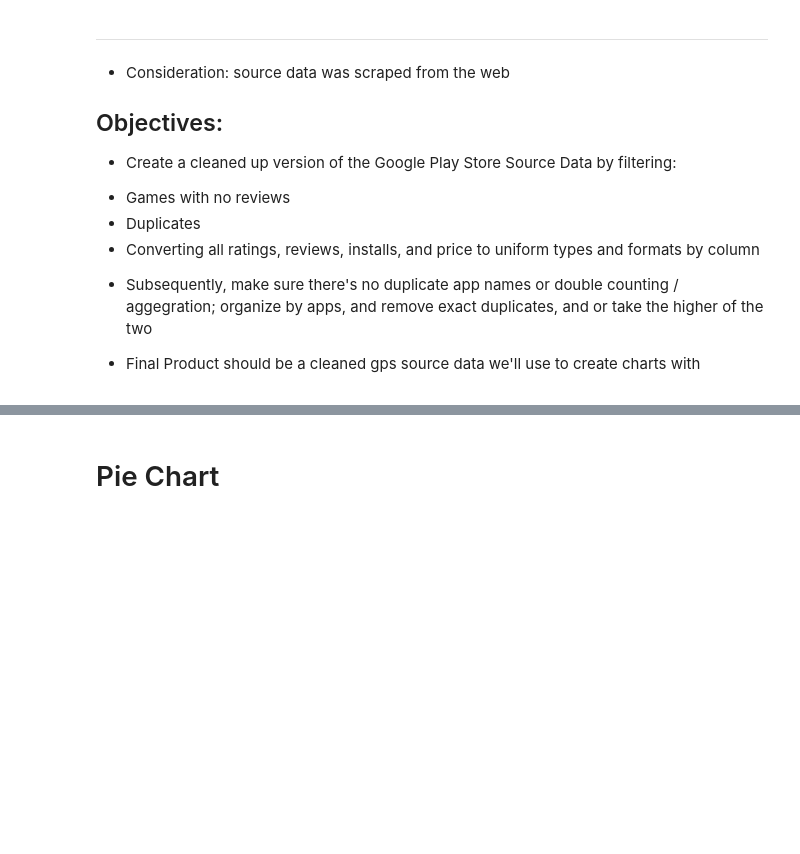
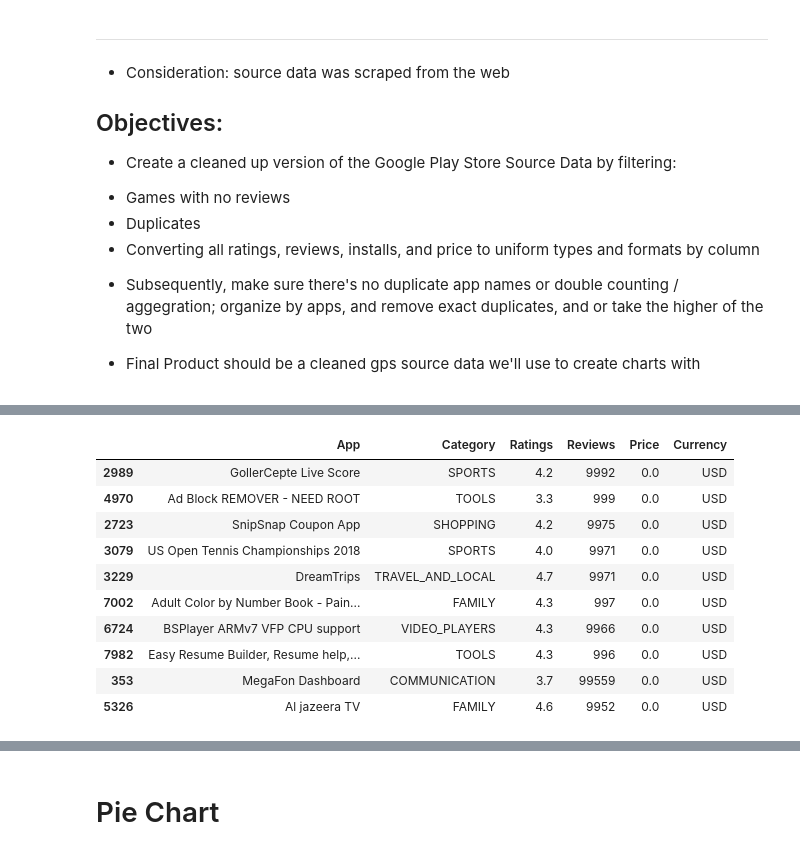
Before and after one commit to jhustles/twitterapi_app_store_ETL_analysis, a Jupyter notebook: Final_Google_PS_Code_DP.ipynb, the cells around one changed output, grey strips where cells are left out. Drawn from its saved outputs; the diff is of its cells as text; code cells hidden in the pictures; blank space fills up the shorter version.

```diff
--- a/Final_Google_PS_Code_DP.ipynb
+++ b/Final_Google_PS_Code_DP.ipynb
@@ -327,0 +88,3 @@ x_list
+# %%
+gps_sourcedata_df.rename(columns={'Rating': 'Ratings'}, inplace=True)
+gps_sourcedata_df.head()
@@ -327,0 +127,14 @@ x_list
+# %%
+# Cleaning Data:
+
+# Remove commas in betwen numbers in Reviews, and convert to int64
+gps_sourcedata_df['Reviews'] = [x.replace(",","") for x in gps_sourcedata_df['Reviews']]
+gps_sourcedata_df['Reviews'] = [x.replace("M","") for x in gps_sourcedata_df['Reviews']]
+gps_sourcedata_df['Reviews'] = [x.replace(".","") for x in gps_sourcedata_df['Reviews']]
+gps_sourcedata_df['Category'] = [x.replace("1.9","Productivity") for x in gps_sourcedata_df['Category']]
+
+# Remove $ in betwen numbers in Reviews, and convert to float64
+gps_sourcedata_df['Price'] = [x.replace("$","") for x in gps_sourcedata_df['Price']]
+gps_sourcedata_df['Price'] = [x.replace("Everyone","0") for x in gps_sourcedata_df['Price']]
+gps_sourcedata_df['Price'] = gps_sourcedata_df['Price'].astype(np.float64)
+gps_sourcedata_df.head()
@@ -327,0 +197,14 @@ x_list
+# %%
+gps_filterdata_df.head(10)
+# %% [output]
+|  | App | Category | Ratings | Reviews | Price | Currency |
+| 2989 | GollerCepte Live Score | SPORTS | 4.2 | 9992 | 0.0 | USD |
+| 4970 | Ad Block REMOVER - NEED ROOT | TOOLS | 3.3 | 999 | 0.0 | USD |
+| 2723 | SnipSnap Coupon App | SHOPPING | 4.2 | 9975 | 0.0 | USD |
+| 3079 | US Open Tennis Championships 2018 | SPORTS | 4.0 | 9971 | 0.0 | USD |
+| 3229 | DreamTrips | TRAVEL_AND_LOCAL | 4.7 | 9971 | 0.0 | USD |
+| 7002 | Adult Color by Number Book - Pain... | FAMILY | 4.3 | 997 | 0.0 | USD |
+| 6724 | BSPlayer ARMv7 VFP CPU support | VIDEO_PLAYERS | 4.3 | 9966 | 0.0 | USD |
+| 7982 | Easy Resume Builder, Resume help,... | TOOLS | 4.3 | 996 | 0.0 | USD |
+| 353 | MegaFon Dashboard | COMMUNICATION | 3.7 | 99559 | 0.0 | USD |
+| 5326 | Al jazeera TV | FAMILY | 4.6 | 9952 | 0.0 | USD |
```
Also changed, not shown: parts of 63 cells of this notebook, 5 other files.
